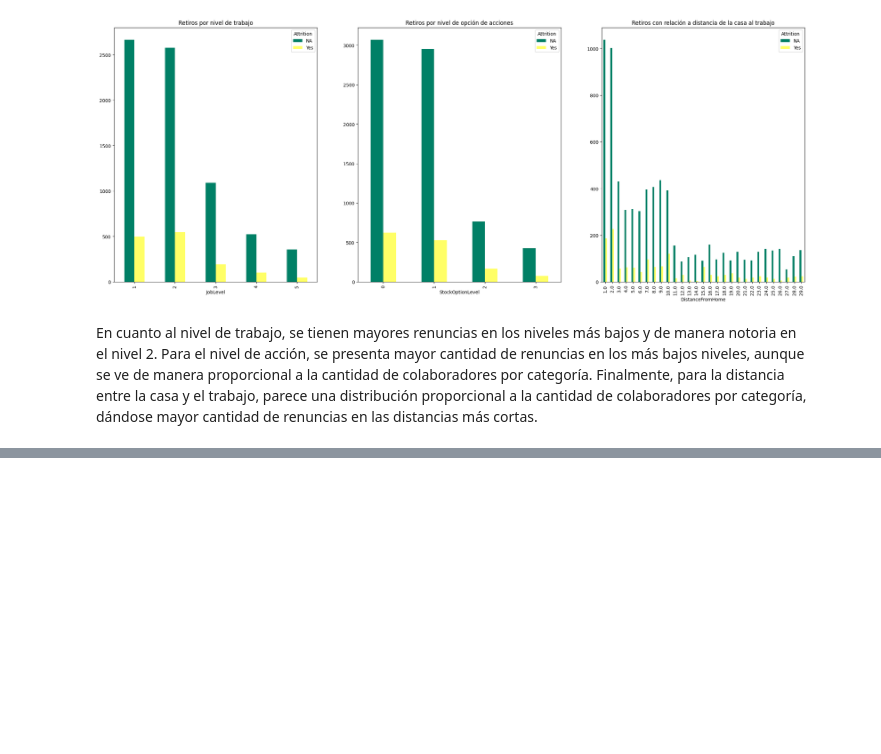
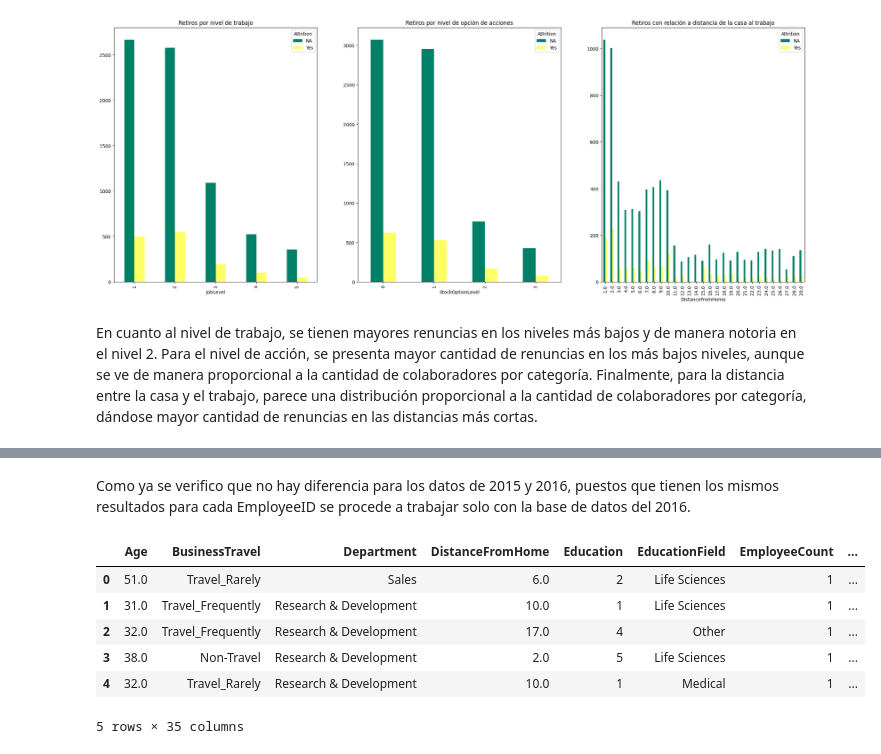
Before and after one commit to veronica1908/RH_Entrega1, a Jupyter notebook: 2_carga_lib_paq_limpieza_a_exploratorio.ipynb, the cells around one changed output, grey strips where cells are left out. Cells and saved outputs as stored; diff of their text form; code cells hidden in the pictures; blank space fills up the shorter version.

Commit message:
manejo final de bases de datos

```diff
--- a/2_carga_lib_paq_limpieza_a_exploratorio.ipynb
+++ b/2_carga_lib_paq_limpieza_a_exploratorio.ipynb
@@ -436,0 +535,12 @@ dfdata.to_csv('df_limpio.csv', index=False)
+# %% [markdown]
+Como ya se verifico que no hay diferencia para los datos de 2015 y 2016, puestos que tienen los mismos resultados para cada EmployeeID se procede a trabajar solo con la base de datos del 2016.
+# %%
+dfdata.head()
+# %% [output]
+|  | Age | BusinessTravel | Department | DistanceFromHome | Education | EducationField | EmployeeCount | ... |
+| 0 | 51.0 | Travel_Rarely | Sales | 6.0 | 2 | Life Sciences | 1 | ... |
+| 1 | 31.0 | Travel_Frequently | Research & Development | 10.0 | 1 | Life Sciences | 1 | ... |
+| 2 | 32.0 | Travel_Frequently | Research & Development | 17.0 | 4 | Other | 1 | ... |
+| 3 | 38.0 | Non-Travel | Research & Development | 2.0 | 5 | Life Sciences | 1 | ... |
+| 4 | 32.0 | Travel_Rarely | Research & Development | 10.0 | 1 | Medical | 1 | ... |
+5 rows × 35 columns
```
Also changed, not shown: parts of 6 cells of this notebook, 1 other file.
